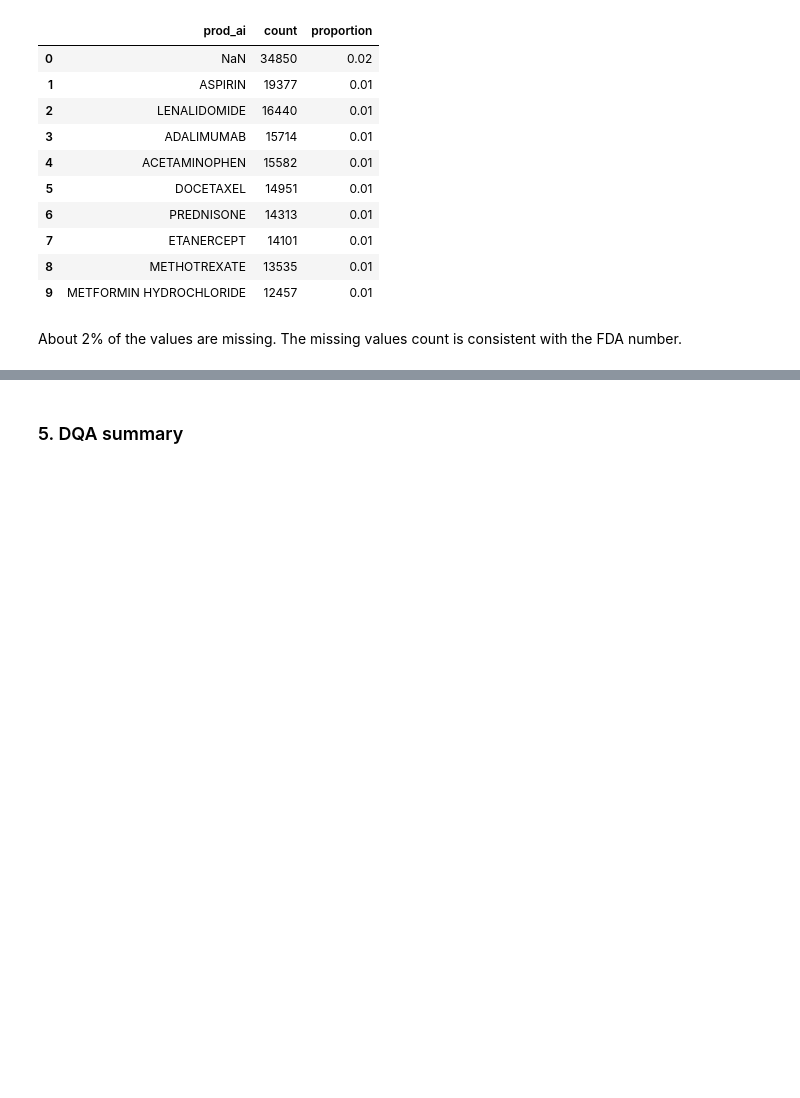
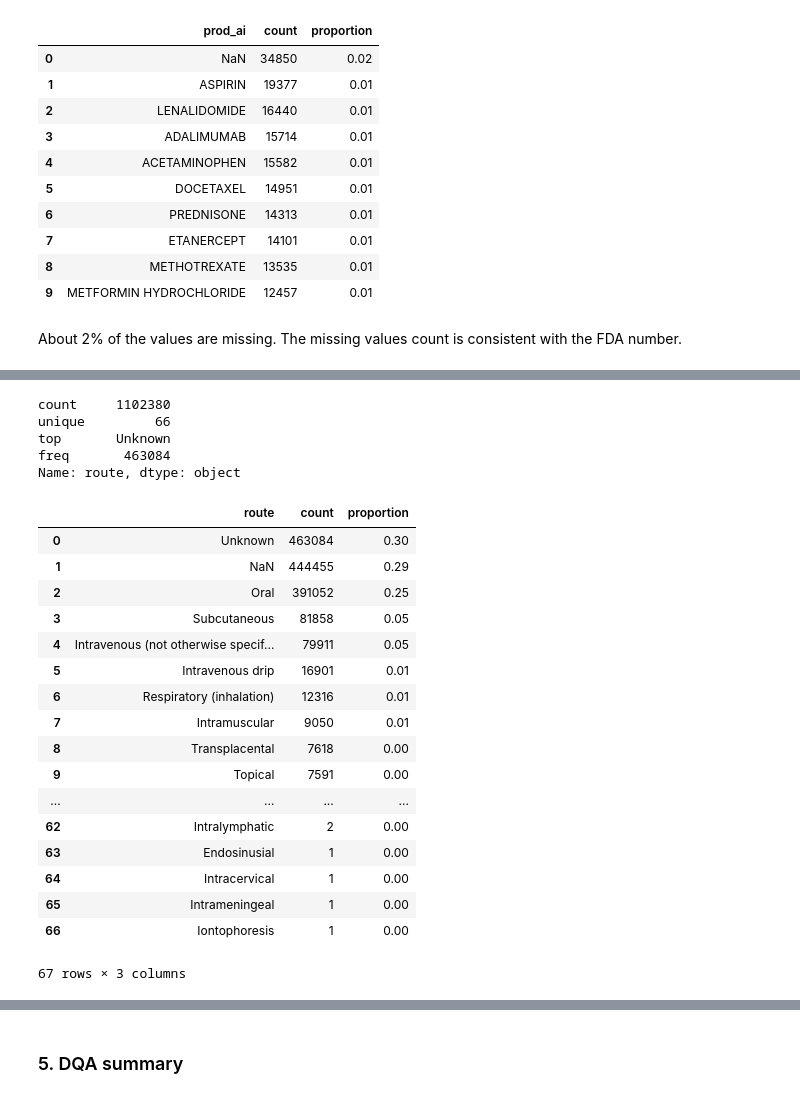
Before and after one commit to 33eyes/FAERS_graph, a Jupyter notebook: data_quality_analysis.ipynb, the cells around one changed output, grey strips where cells are left out. Drawn from its saved outputs; the diff is of its cells as text; code cells hidden in the pictures; blank space fills up the shorter version.

Commit message:
Finished DRUG file DQA.

```diff
--- a/data_quality_analysis.ipynb
+++ b/data_quality_analysis.ipynb
@@ -1637,0 +1664,29 @@ Index(['primaryid', 'caseid', 'drug_seq', 'role_cod', 'drugname', 'prod_ai',
+# %%
+drug.route.describe()
+# %% [output]
+count     1102380
+unique         66
+top       Unknown
+freq       463084
+Name: route, dtype: object
+# %%
+show_value_counts(drug.route)
+# %% [output]
+|  | route | count | proportion |
+| 0 | Unknown | 463084 | 0.30 |
+| 1 | NaN | 444455 | 0.29 |
+| 2 | Oral | 391052 | 0.25 |
+| 3 | Subcutaneous | 81858 | 0.05 |
+| 4 | Intravenous (not otherwise specif... | 79911 | 0.05 |
+| 5 | Intravenous drip | 16901 | 0.01 |
+| 6 | Respiratory (inhalation) | 12316 | 0.01 |
+| 7 | Intramuscular | 9050 | 0.01 |
+| 8 | Transplacental | 7618 | 0.00 |
+| 9 | Topical | 7591 | 0.00 |
+| ... | ... | ... | ... |
+| 62 | Intralymphatic | 2 | 0.00 |
+| 63 | Endosinusial | 1 | 0.00 |
+| 64 | Intracervical | 1 | 0.00 |
+| 65 | Intrameningeal | 1 | 0.00 |
+| 66 | Iontophoresis | 1 | 0.00 |
+67 rows × 3 columns
```
Also changed, not shown: parts of 59 cells of this notebook.
